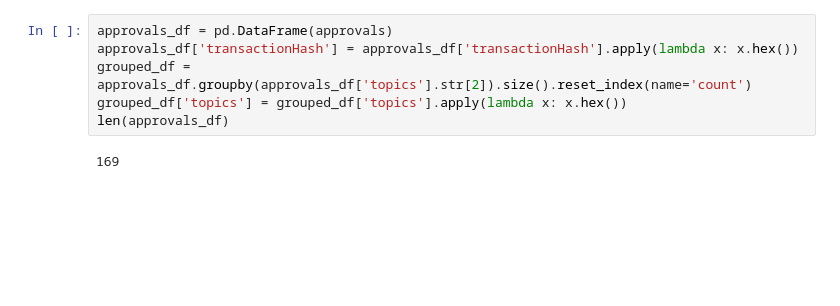
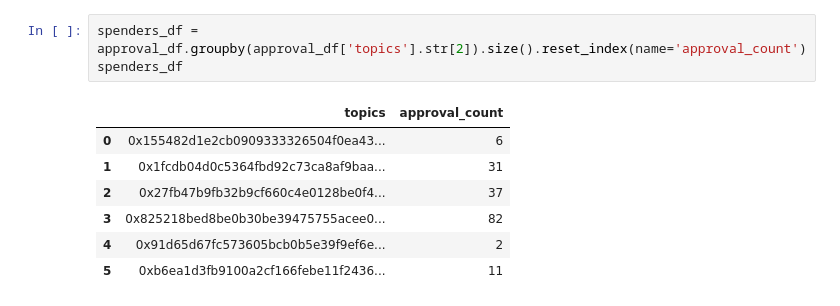
Before and after one commit to RectangleHelpSchool/crypto-course-organy, a Jupyter notebook: 03_data_dawg/python_exercise/badger.ipynb, the cells around one changed output. Cells and saved outputs as stored; diff of their text form; blank space fills up the shorter version.

```diff
--- a/03_data_dawg/python_exercise/badger.ipynb
+++ b/03_data_dawg/python_exercise/badger.ipynb
@@ -27,9 +43,12 @@ approvals = w3.eth.get_logs({
 # %%
-approvals_df = pd.DataFrame(approvals)
-approvals_df['transactionHash'] = approvals_df['transactionHash'].apply(lambda x: x.hex())
-grouped_df = approvals_df.groupby(approvals_df['topics'].str[2]).size().reset_index(name='count')
-grouped_df['topics'] = grouped_df['topics'].apply(lambda x: x.hex())
-len(approvals_df)
+spenders_df = approval_df.groupby(approval_df['topics'].str[2]).size().reset_index(name='approval_count')
+spenders_df
 # %% [output]
-169
+|  | topics | approval_count |
+| 0 | 0x155482d1e2cb0909333326504f0ea43... | 6 |
+| 1 | 0x1fcdb04d0c5364fbd92c73ca8af9baa... | 31 |
+| 2 | 0x27fb47b9fb32b9cf660c4e0128be0f4... | 37 |
+| 3 | 0x825218bed8be0b30be39475755acee0... | 82 |
+| 4 | 0x91d65d67fc573605bcb0b5e39f9ef6e... | 2 |
+| 5 | 0xb6ea1d3fb9100a2cf166febe11f2436... | 11 |
 # %%
```
Also changed, not shown: parts of 8 cells of this notebook, 2 other files.
